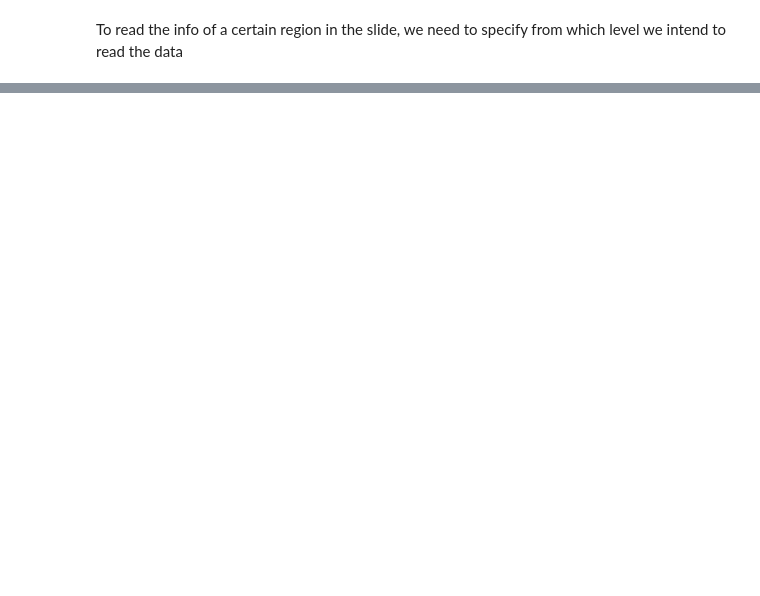
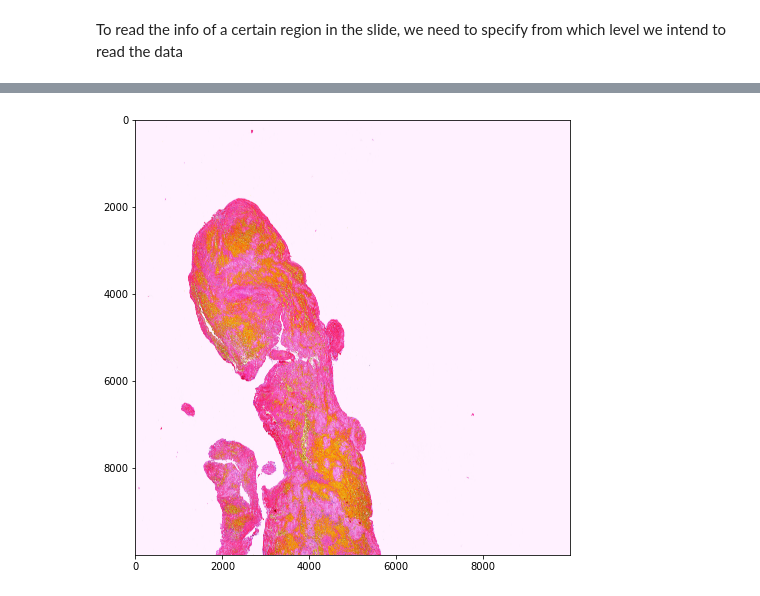
Before and after one commit to silvererudite/30-for-30-ml-projects, a Jupyter notebook: vision_understanding/stroke-classification-from-pimg.ipynb, the cells around one changed output, grey strips where cells are left out. Cells and saved outputs as stored; diff of their text form; code cells hidden in the pictures; blank space fills up the shorter version.

```diff
--- a/vision_understanding/stroke-classification-from-pimg.ipynb
+++ b/vision_understanding/stroke-classification-from-pimg.ipynb
@@ -111,0 +85,6 @@ plt.show()
+# %%
+plt.figure(figsize=(8, 8))
+plt.imshow(level_img_color_laa)
+plt.show()
+# %% [output]
+[figure, added]
```
Also changed, not shown: parts of 11 cells of this notebook.
